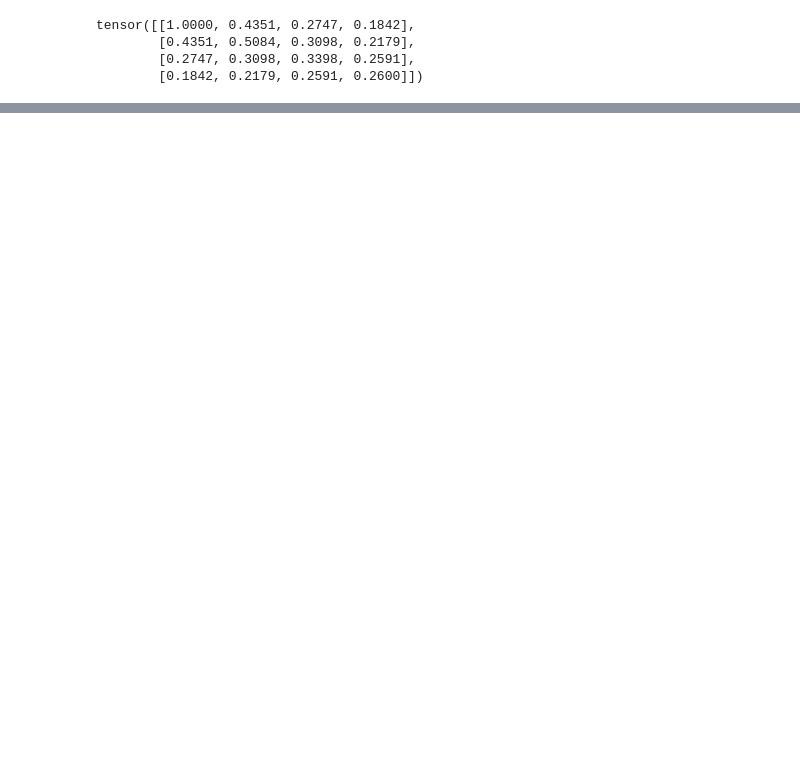
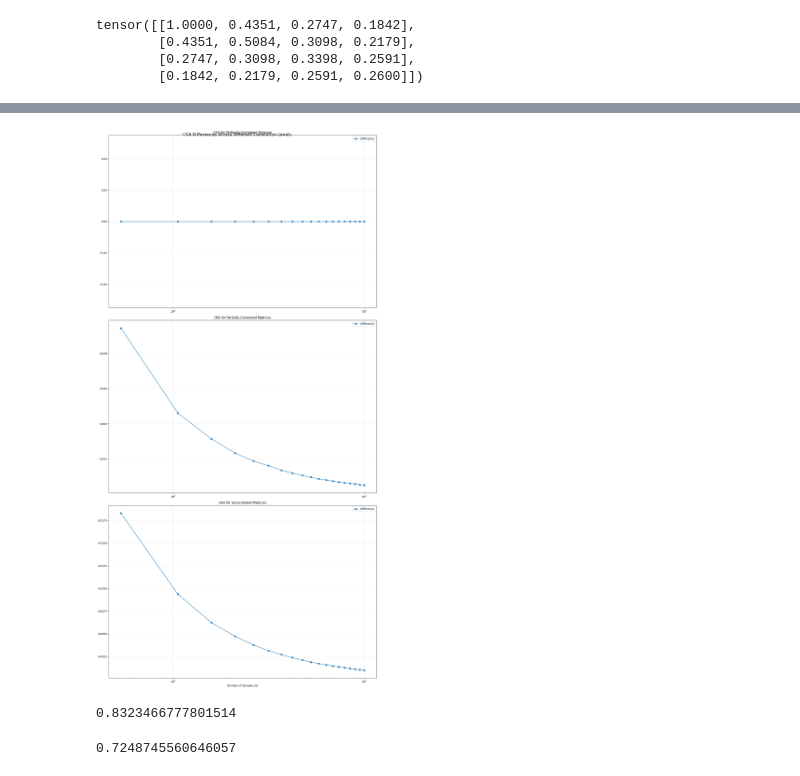
Before and after one commit to TheRootOf3/nanoGPT, a Jupyter notebook: inspect_attention_head_activations.ipynb, the cells around one changed output, grey strips where cells are left out. Cells and saved outputs as stored; diff of their text form; code cells hidden in the pictures; blank space fills up the shorter version.

```diff
--- a/inspect_attention_head_activations.ipynb
+++ b/inspect_attention_head_activations.ipynb
@@ -234,3 +230,6 @@ tensor([[1.0000, 0.4351, 0.2747, 0.1842],
         [0.4351, 0.5084, 0.3098, 0.2179],
         [0.2747, 0.3098, 0.3398, 0.2591],
         [0.1842, 0.2179, 0.2591, 0.2600]])
+# %%
+attn1 = torch.ones(16, 512, 512) + torch.randn(16, 512, 512) / 1
+attn2 = torch.ones(16, 512, 512)
@@ -268,18 +277,18 @@ def unbiased_hsic(gram1, gram2):
 def cka(
     attn1: torch.Tensor | list[torch.Tensor],
     attn2: torch.Tensor | list[torch.Tensor],
-    hsic_fn: callable,
+    hsic_fn: callable = unbiased_hsic,
 ):
     """
     Computes the Centered Kernel Alignment (CKA) between two attention maps.
     """
-    if isinstance(attn1, list) and isinstance(attn2, list):
+    if len(attn1.shape) == 2:
+        attn1 = [attn1]
+        attn2 = [attn2]
+    else:
         assert len(attn1) == len(
             attn2
-        ), "Both attention map lists must have the same length."
-    else:
-        attn1 = [attn1]
-        attn2 = [attn2]
+        ), "Both attention map lists/tensors must have the same length."
 
     hsic_kl = hsic_kk = hsic_ll = 0
     for a1, a2 in zip(attn1, attn2):
@@ -437,0 +422,52 @@ plt.show()
+# %%
+# Plot results
+plt.figure(figsize=(15, 30))
+
+# Perfect correlation
+plt.subplot(3, 1, 1)
+plt.plot(
+    n_values[1:],
+    torch.tensor(results["perfect_biased"][1:])
+    - torch.tensor(results["perfect_unbiased"][1:]),
+    label="Difference",
+    marker="o",
+)
+plt.xscale("log")
+plt.title("CKA for Perfectly Correlated Matrices")
+plt.grid(alpha=0.3)
+plt.legend()
+
+# Partial correlation
+plt.subplot(3, 1, 2)
+plt.plot(
+    n_values[1:],
+    torch.tensor(results["partial_biased"][1:])
+    - torch.tensor(results["partial_unbiased"][1:]),
+    label="Difference",
+    marker="o",
+)
+plt.xscale("log")
+plt.title("CKA for Partially Correlated Matrices")
+plt.grid(alpha=0.3)
+plt.legend()
+
+# Uncorrelated matrices
+plt.subplot(3, 1, 3)
+plt.plot(
+    n_values[1:],
+    torch.tensor(results["uncorr_biased"][1:])
+    - torch.tensor(results["uncorr_unbiased"][1:]),
+    label="Difference",
+    marker="o",
+)
+plt.xscale("log")
+plt.title("CKA for Uncorrelated Matrices")
+plt.grid(alpha=0.3)
+plt.xlabel("Number of Samples (n)")
+plt.legend()
+plt.suptitle("CKA Differences Across Different Correlation Levels", fontsize=16)
+
+plt.tight_layout()
+plt.show()
+# %% [output]
+[figure, added]
@@ -437,0 +503,8 @@ plt.show()
+# %%
+aggregate_head_pairwise_metric_batch(attn_weights_list[1][0], cka)
+# %% [output]
+0.8323466777801514
+# %%
+aggregate_head_pairwise_metric_batch(attn_weights_list[2][0], cka)
+# %% [output]
+0.7248745560646057
```
Also changed, not shown: parts of 20 cells of this notebook, 2 other files.
